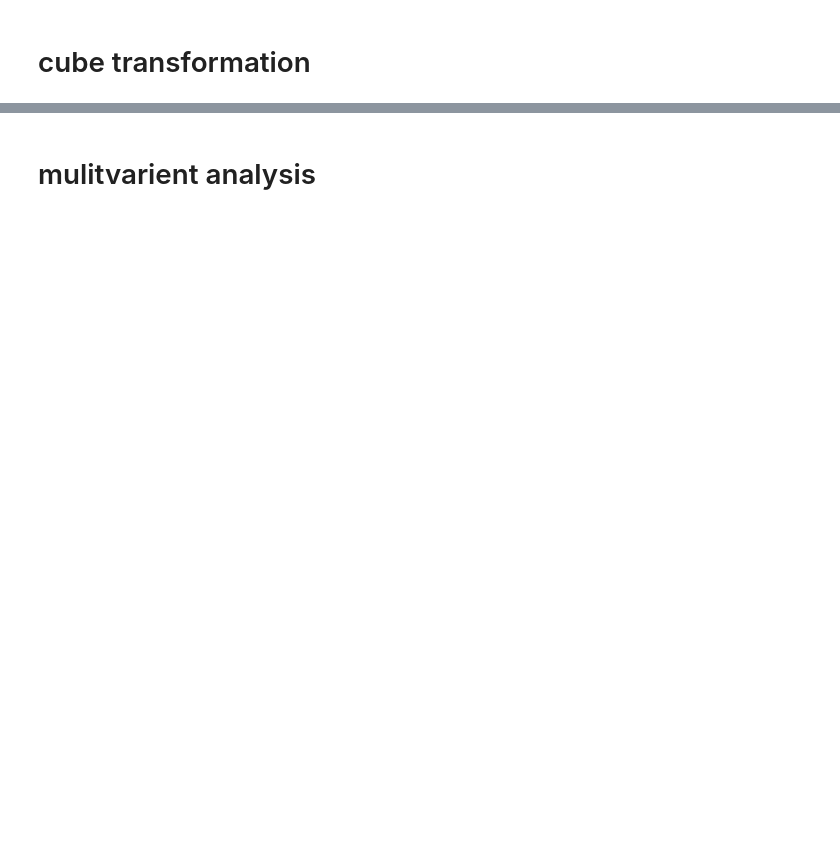
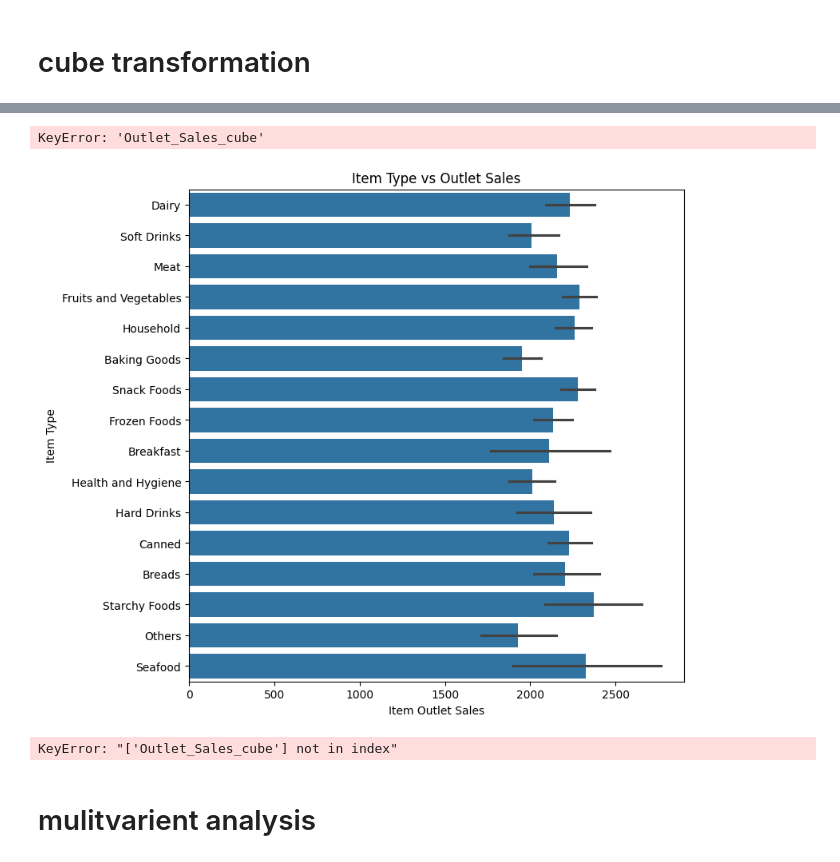
Before and after one commit to Atherai448/Atherai448, a Jupyter notebook: Intern.ipynb, the cells around one changed output, grey strips where cells are left out. Saved outputs shown, nothing was run; the diff lists cells and outputs as text; code cells hidden in the pictures; blank space fills up the shorter version.

```diff
--- a/Intern.ipynb
+++ b/Intern.ipynb
@@ -677,3 +616,51 @@ plt.show()
+# %%
+
+# Plots a distribution plot of 'Outlet_Sales_Cube' with a kernel density estimate (KDE) and rug plot for visualization.
+sns.distplot(a=train['Outlet_Sales_cube'],kde=True,rug=True)
+# %% [output]
+KeyError: 'Outlet_Sales_cube'
+# %%
+# Set the size of the figure
+plt.figure(figsize=(8,8))
+
+# Create a bar plot with 'Item_Outlet_Sales' on the x-axis and 'Item_Type' on the y-axis
+sns.barplot(x='Item_Outlet_Sales', y='Item_Type', data=train).set(title='Item Type vs Outlet Sales')
+
+# Set the labels for the x and y axes
+plt.xlabel('Item Outlet Sales')
+plt.ylabel('Item Type')
+
+# Display the plot
+plt.show()
+# %% [output]
+[figure, added]
+# %%
+# Subset the dataset to include only the relevant columns
+subset = train[['Item_Weight', 'Item_Fat_Content', 'Item_Visibility', 'Item_Type', 'Item_MRP',
+             'Outlet_Establishment_Year', 'Outlet_Size', 'Outlet_Location_Type', 'Outlet_Type',
+             'Item_Outlet_Sales','Outlet_Sales_cube']]
+
+# Calculate the correlation matrix
+corr = subset.corr()
+
+# Create a mask for the upper triangle of the heatmap
+mask = np.triu(np.ones_like(corr, dtype=bool))
+
+# Set up the figure and axis objects
+fig, ax = plt.subplots(figsize=(10, 8))
+
+# Generate the heatmap with green and white colors
+sns.heatmap(corr, mask=mask, annot=True, cmap=sns.diverging_palette(20, 220, n=200),
+            center=0, square=True, linewidths=.5, cbar_kws={"shrink": .5})
+
+# Set the title and labels for the plot
+ax.set_title("Correlation Heatmap", fontsize=18)
+ax.set_xlabel("Features", fontsize=14)
+ax.set_ylabel("Features", fontsize=14)
+# Show the plot
+plt.show()
+# %% [output]
+KeyError: "['Outlet_Sales_cube'] not in index"
 # %% [markdown]
 # mulitvarient analysis
 # %%
```
Also changed, not shown: parts of 137 cells of this notebook.
